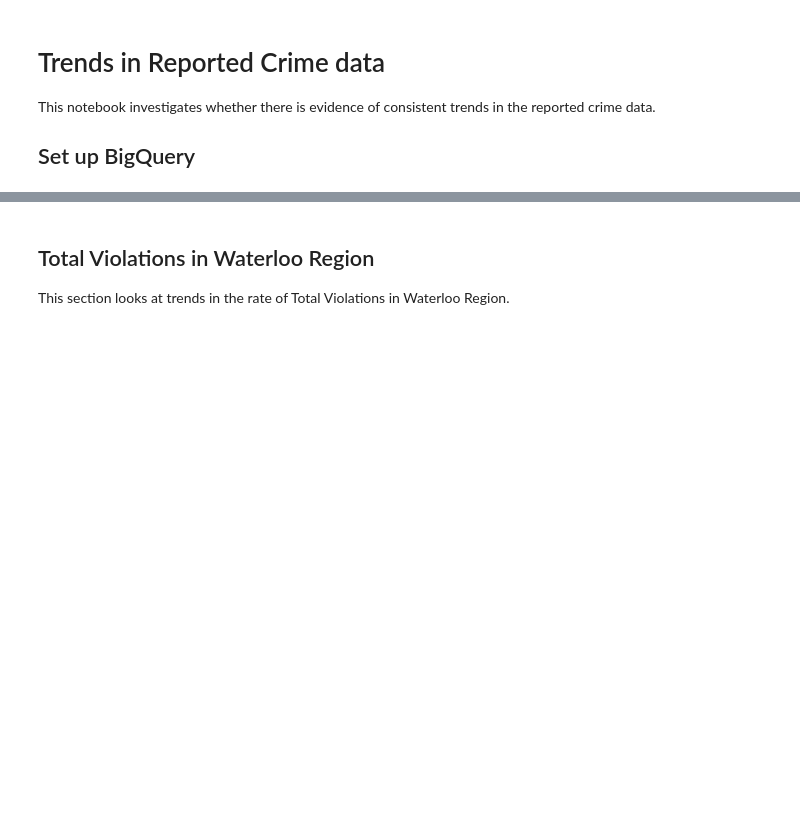
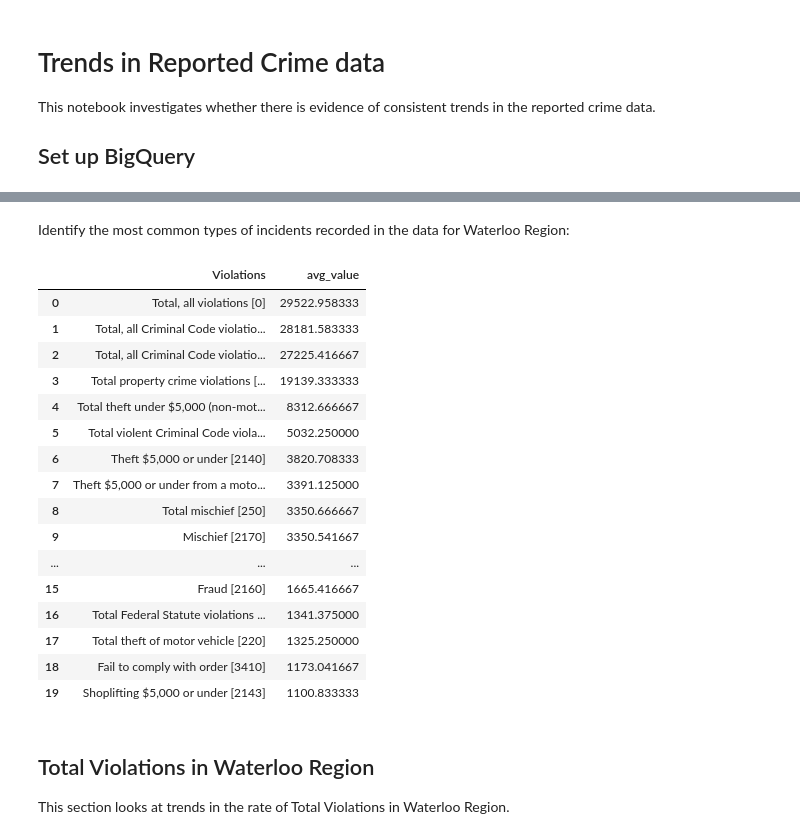
Before and after one commit to craig-sloss/public_data_analysis, a Jupyter notebook: notebooks/trend_investigation.ipynb, the cells around one changed output, grey strips where cells are left out. Cells and saved outputs as stored; diff of their text form; code cells hidden in the pictures; blank space fills up the shorter version.

```diff
--- a/notebooks/trend_investigation.ipynb
+++ b/notebooks/trend_investigation.ipynb
@@ -21,3 +63,35 @@ table.schema
+# %% [markdown]
+Identify the most common types of incidents recorded in the data for Waterloo Region:
+# %%
+query = '''
+           SELECT Violations, AVG(VALUE) as avg_value
+           FROM `newsletter-analysis.reported_crime_data.all_locations_and_violations`
+           WHERE GEO = 'Kitchener-Cambridge-Waterloo, Ontario [35541]'
+                and Statistics = 'Actual incidents'
+           GROUP BY Violations
+           ORDER BY avg_value DESC
+        '''
+query_job = client.query(query)
+top_incidents = query_job.to_dataframe()
+top_incidents.head(20)
+# %% [output]
+|  | Violations | avg_value |
+| 0 | Total, all violations [0] | 29522.958333 |
+| 1 | Total, all Criminal Code violatio... | 28181.583333 |
+| 2 | Total, all Criminal Code violatio... | 27225.416667 |
+| 3 | Total property crime violations [... | 19139.333333 |
+| 4 | Total theft under $5,000 (non-mot... | 8312.666667 |
+| 5 | Total violent Criminal Code viola... | 5032.250000 |
+| 6 | Theft $5,000 or under [2140] | 3820.708333 |
+| 7 | Theft $5,000 or under from a moto... | 3391.125000 |
+| 8 | Total mischief [250] | 3350.666667 |
+| 9 | Mischief [2170] | 3350.541667 |
+| ... | ... | ... |
+| 15 | Fraud [2160] | 1665.416667 |
+| 16 | Total Federal Statute violations ... | 1341.375000 |
+| 17 | Total theft of motor vehicle [220] | 1325.250000 |
+| 18 | Fail to comply with order [3410] | 1173.041667 |
+| 19 | Shoplifting $5,000 or under [2143] | 1100.833333 |
 # %% [markdown]
 ## Total Violations in Waterloo Region
 
```
Also changed, not shown: parts of 10 cells of this notebook, 1 other file.
